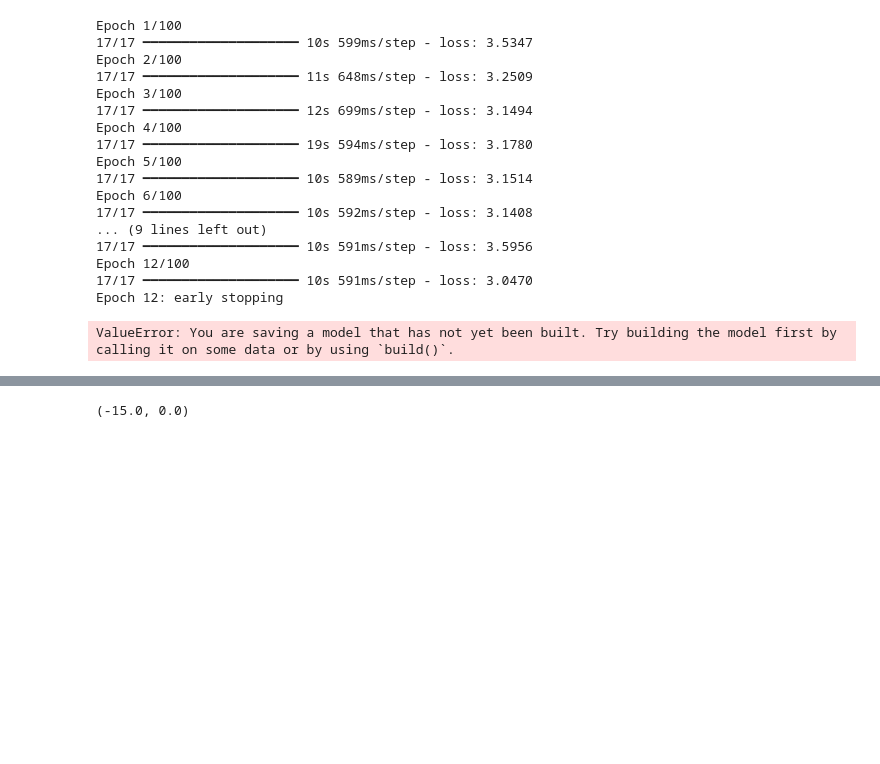
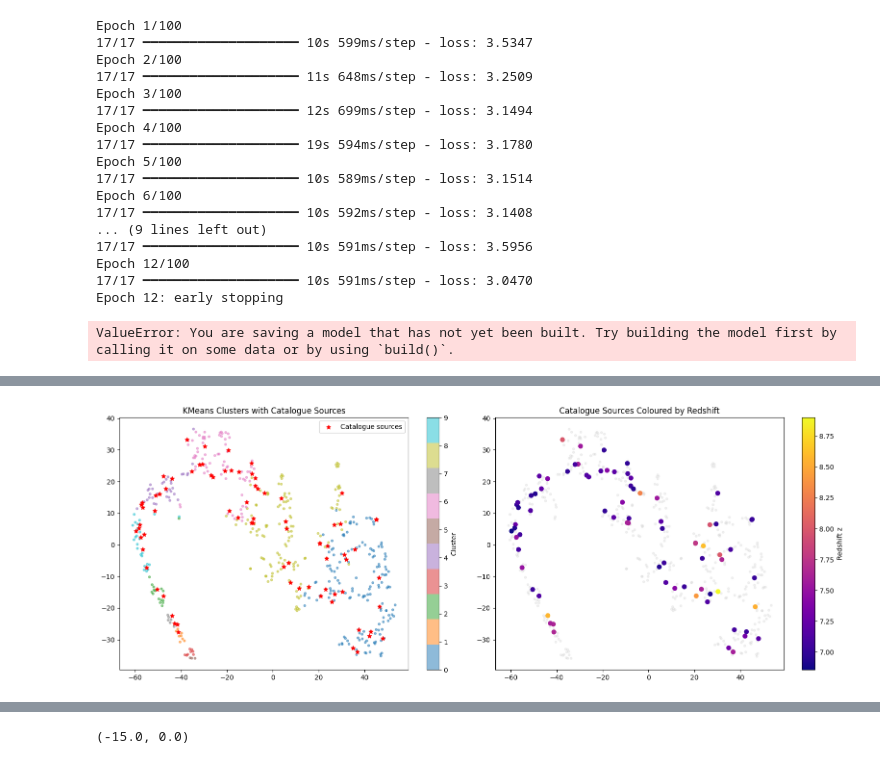
Before and after one commit to Chartman25/UnigeMasters, a Jupyter notebook: contrastive_learning.ipynb, the cells around one changed output, grey strips where cells are left out. Cells and saved outputs as stored; diff of their text form; code cells hidden in the pictures; blank space fills up the shorter version.

```diff
--- a/contrastive_learning.ipynb
+++ b/contrastive_learning.ipynb
@@ -178,3 +220,24 @@ inspect_object(cluster_num=0, object_idx=0)
+# %%
+fig, axes = plt.subplots(1, 2, figsize=(16, 6))
+
+# Left: all points coloured by cluster
+scatter1 = axes[0].scatter(embedding[:, 0], embedding[:, 1], c=cluster_labels, cmap='tab10', s=10, alpha=0.5)
+# Overlay matched catalogue sources
+axes[0].scatter(matched['tsne_x'], matched['tsne_y'], c='red', s=40, marker='*', label='Catalogue sources', zorder=5)
+plt.colorbar(scatter1, ax=axes[0], label='Cluster')
+axes[0].set_title('KMeans Clusters with Catalogue Sources')
+axes[0].legend()
+
+# Right: matched sources coloured by redshift
+scatter2 = axes[1].scatter(embedding[:, 0], embedding[:, 1], c='lightgray', s=10, alpha=0.3)
+sc = axes[1].scatter(matched['tsne_x'], matched['tsne_y'], c=matched['z'], cmap='plasma', s=40, zorder=5)
+plt.colorbar(sc, ax=axes[1], label='Redshift z')
+axes[1].set_title('Catalogue Sources Coloured by Redshift')
+
+plt.tight_layout()
+plt.show()
+# %% [output]
+[figure, added]
 # %%
 print(f"Cluster 0 has {len(clusters[0])} objects")
 print(f"Object IDs: {ids[clusters[0]]}")
```
Also changed, not shown: parts of 4 cells of this notebook.
